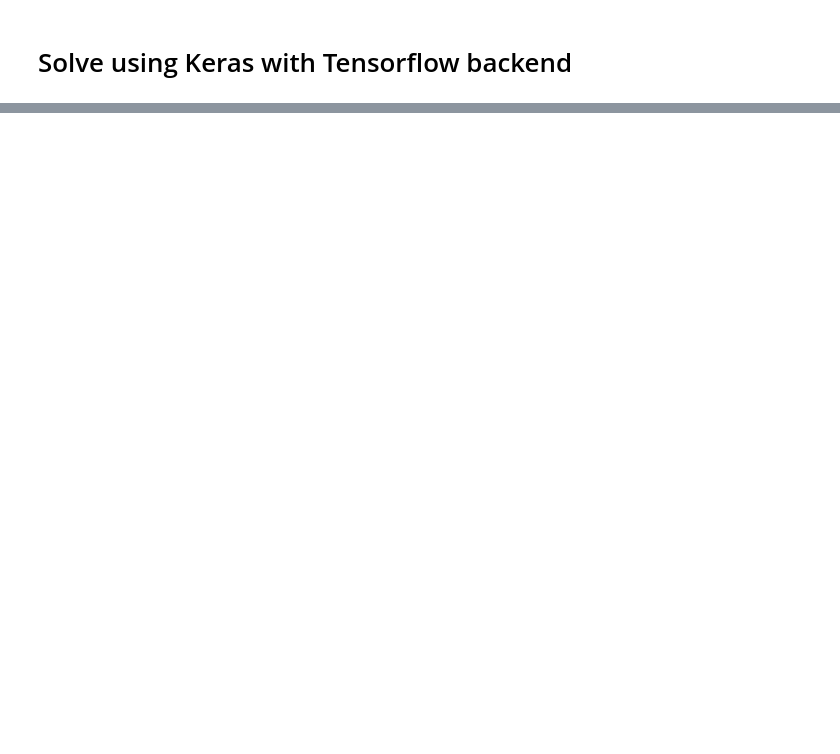
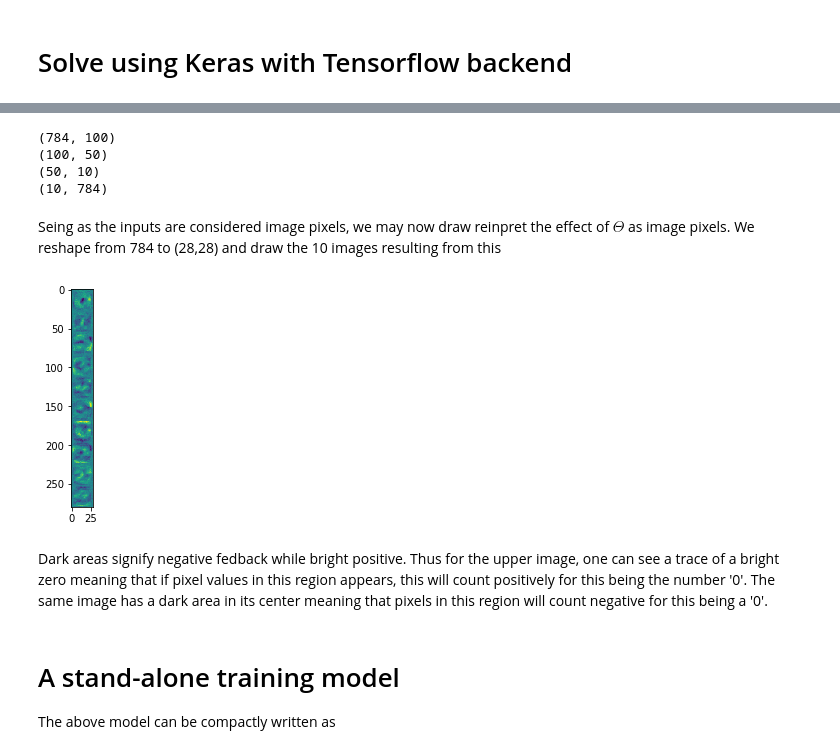
Before and after one commit to sintefmath/GeiloWinterSchool2018, a Jupyter notebook: course_material/Aritifial_Neural_Network.ipynb, the cells around one changed output, grey strips where cells are left out. Drawn from its saved outputs; the diff is of its cells as text; code cells hidden in the pictures; blank space fills up the shorter version.

```diff
--- a/course_material/Aritifial_Neural_Network.ipynb
+++ b/course_material/Aritifial_Neural_Network.ipynb
@@ -396,0 +482,32 @@ for i in range(3):
+# %%
+theta1 = model.layers[0].get_weights()[0] # returns a tuple of weights and the bias, we only care about weights now
+theta2 = model.layers[1].get_weights()[0]
+theta3 = model.layers[2].get_weights()[0]
+
+print(theta1.shape)
+print(theta2.shape)
+print(theta3.shape)
+# keras stores the weights as the transpose of the above, so we correct these
+theta1 = theta1.T
+theta2 = theta2.T
+theta3 = theta3.T
+theta = theta3.dot(theta2).dot(theta1)
+print(theta.shape)
+# %% [output]
+(784, 100)
+(100, 50)
+(50, 10)
+(10, 784)
+# %% [markdown]
+Seing as the inputs are considered image pixels, we may now draw reinpret the effect of $\Theta$ as image pixels. We reshape from 784 to (28,28) and draw the 10 images resulting from this
+# %%
+image_intepretation = theta.reshape(28,28,10)
+plt.imshow(image_intepretation.reshape(28*10,28)) # reshape to 10 images down
+plt.show()
+# %% [output]
+[figure, added]
+# %% [markdown]
+Dark areas signify negative fedback while bright positive. Thus for the upper image, one can see a trace of a bright zero meaning that if pixel values in this region appears, this will count positively for this being the number '0'. The same image has a dark area in its center meaning that pixels in this region will count negative for this being a '0'.
+# %% [markdown]
+# A stand-alone training model
+The above model can be compactly written as
```
Also changed, not shown: parts of 41 cells of this notebook, 1 other file.
